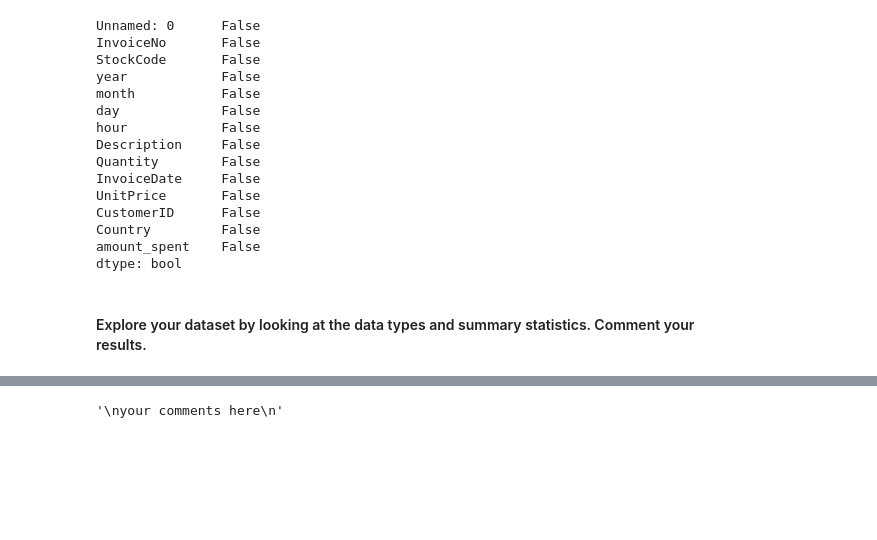
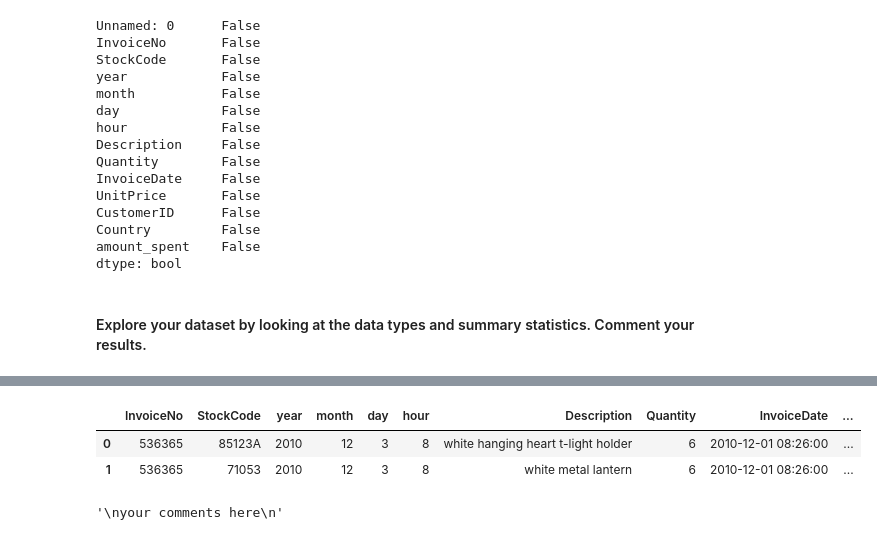
Before and after one commit to GloriaiXIII/IronGloriai, a Jupyter notebook: ironhack_week4/w4_labs/w4d4optional_lab_main_subsanddescr.ipynb, the cells around one changed output, grey strips where cells are left out. Saved outputs shown, nothing was run; the diff lists cells and outputs as text; code cells hidden in the pictures; blank space fills up the shorter version.

```diff
--- a/ironhack_week4/w4_labs/w4d4optional_lab_main_subsanddescr.ipynb
+++ b/ironhack_week4/w4_labs/w4d4optional_lab_main_subsanddescr.ipynb
@@ -512,0 +573,3 @@ dtype: bool
+# %%
+# change InvoiceDate from obj to datetime
+orders['InvoiceDate']= pd.to_datetime(orders['InvoiceDate'])
@@ -513,3 +594,10 @@ dtype: bool
+# %%
+# check if everything is okey (e.g. the invoice date is still a date and has not disolved into nans hehe )
+orders.head(2)
+# %% [output]
+|  | InvoiceNo | StockCode | year | month | day | hour | Description | Quantity | InvoiceDate | ... |
+| 0 | 536365 | 85123A | 2010 | 12 | 3 | 8 | white hanging heart t-light holder | 6 | 2010-12-01 08:26:00 | ... |
+| 1 | 536365 | 71053 | 2010 | 12 | 3 | 8 | white metal lantern | 6 | 2010-12-01 08:26:00 | ... |
 # %%
 """
 your comments here
```
Also changed, not shown: parts of 18 cells of this notebook.
